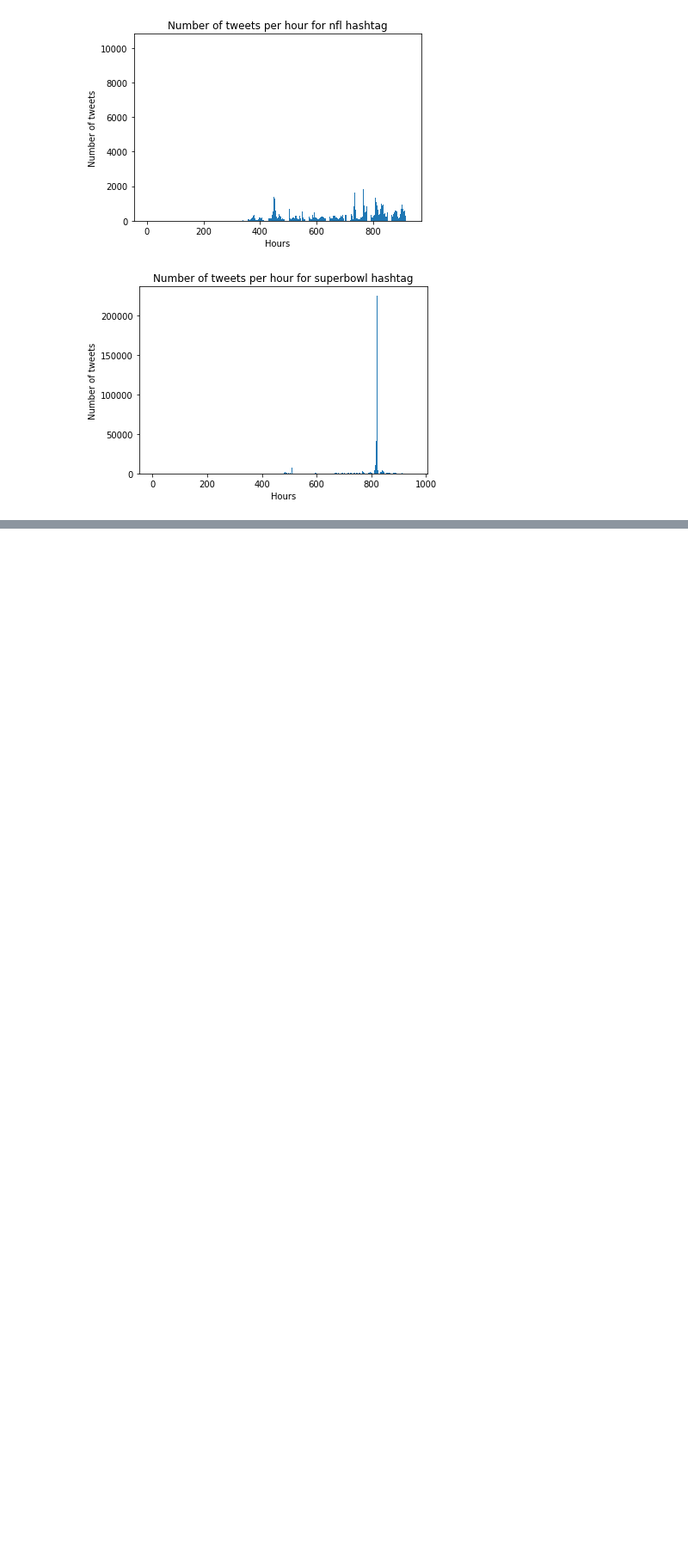
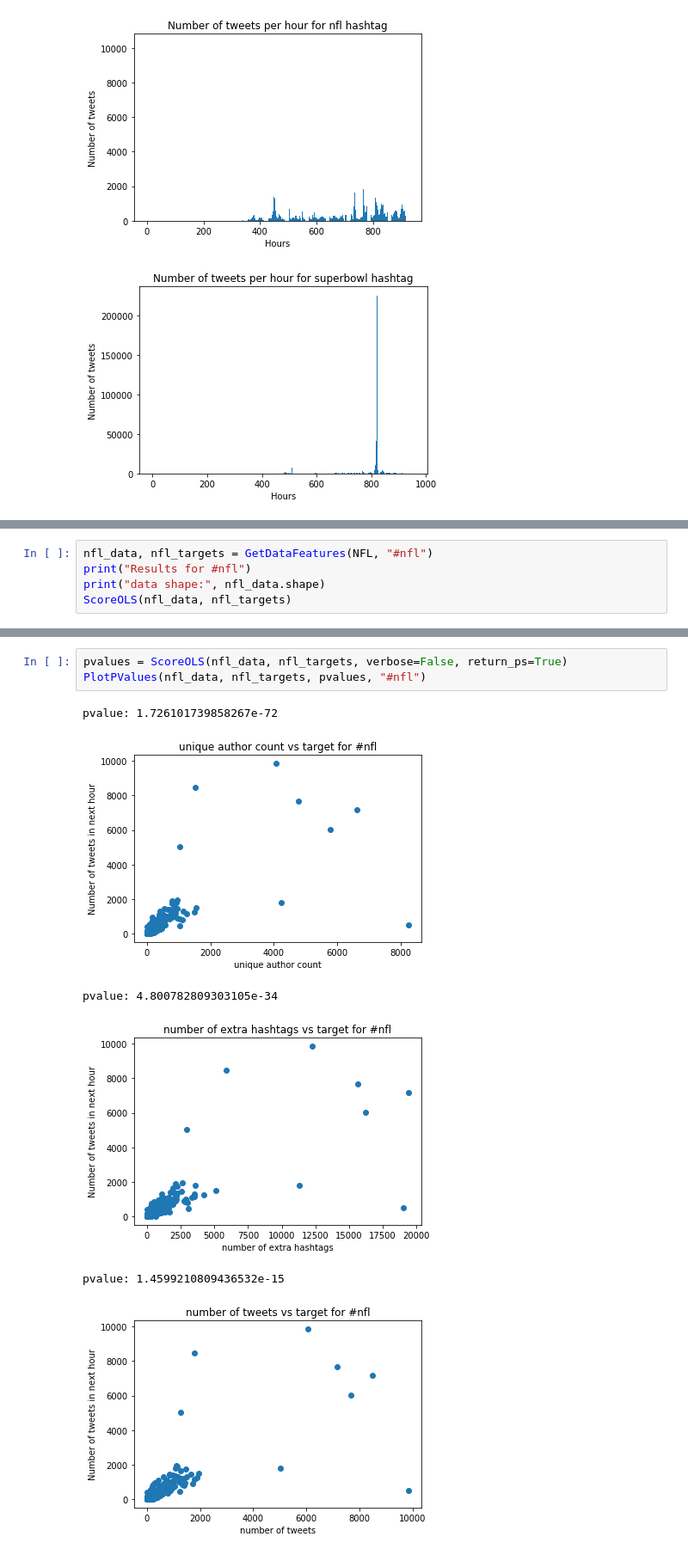
Before and after one commit to sbauersfeld/ECE219, a Jupyter notebook: Project5/part1.ipynb, the cells around one changed output, grey strips where cells are left out. Shown at 86% size. Saved outputs shown, nothing was run; the diff lists cells and outputs as text; blank space fills up the shorter version.

```diff
--- a/Project5/part1.ipynb
+++ b/Project5/part1.ipynb
@@ -246,0 +349,5 @@ pvalues: [6.79117354e-01 5.34996023e-08 2.47299661e-05 9.82943706e-84
+# %%
+nfl_data, nfl_targets = GetDataFeatures(NFL, "#nfl")
+print("Results for #nfl")
+print("data shape:", nfl_data.shape)
+ScoreOLS(nfl_data, nfl_targets)
@@ -246,0 +464,10 @@ pvalues: [6.79117354e-01 5.34996023e-08 2.47299661e-05 9.82943706e-84
+# %%
+pvalues = ScoreOLS(nfl_data, nfl_targets, verbose=False, return_ps=True)
+PlotPValues(nfl_data, nfl_targets, pvalues, "#nfl")
+# %% [output]
+pvalue: 1.726101739858267e-72
+[figure, added]
+pvalue: 4.800782809303105e-34
+[figure, added]
+pvalue: 1.4599210809436532e-15
+[figure, added]
```
Also changed, not shown: parts of 17 cells of this notebook.
